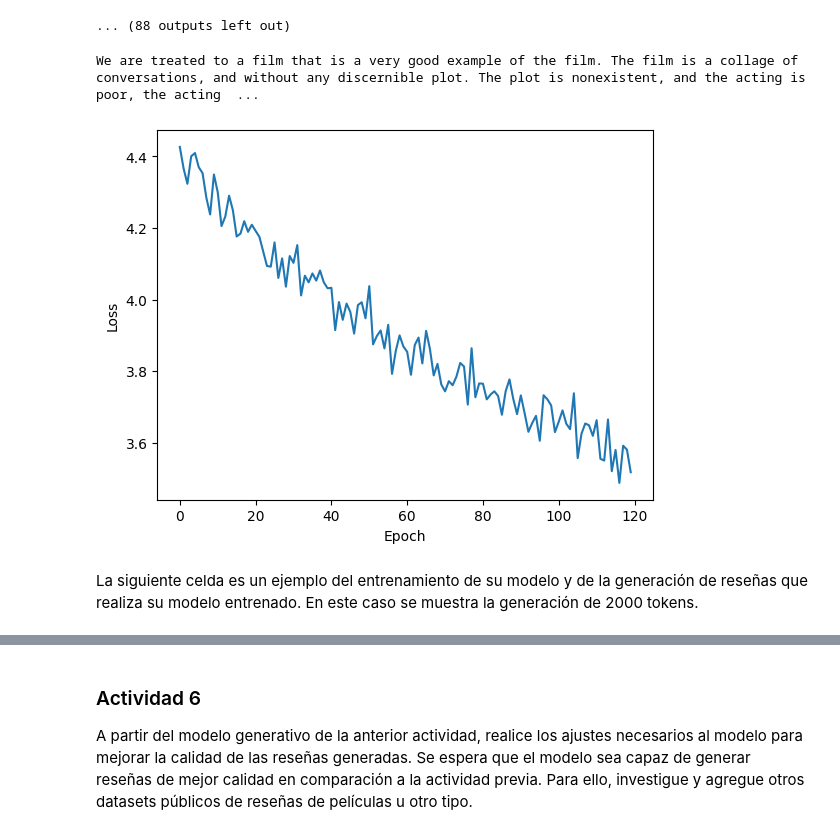
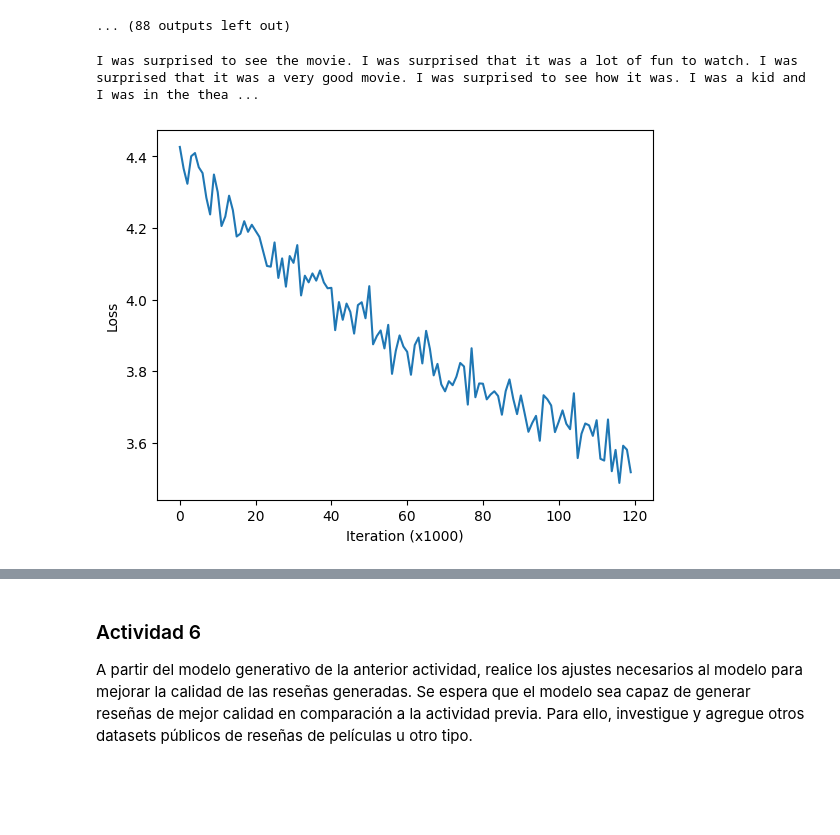
Before and after one commit to BrunoFarfan/DeepLearning, a Jupyter notebook: T2/T2_BrunoFarfan.ipynb, the cells around one changed output, grey strips where cells are left out. Cells and saved outputs as stored; diff of their text form; code cells hidden in the pictures; blank space fills up the shorter version.

```diff
--- a/T2/T2_BrunoFarfan.ipynb
+++ b/T2/T2_BrunoFarfan.ipynb
@@ -446,17 +467,28 @@ class VariantRNN(nn.Module):
         self.hidden_size = hidden_size
 
         self.embedding = nn.Embedding(vocab_size, embedding_size)
-        self.rnn = nn.GRU(embedding_size, hidden_size, batch_first=True, num_layers=1, dropout=dropout)
+        self.update_gate = nn.Linear(embedding_size + hidden_size, hidden_size)
+        self.reset_gate = nn.Linear(embedding_size + hidden_size, hidden_size)
+        self.new_memory = nn.Linear(embedding_size + hidden_size, hidden_size)
         self.fc = nn.Linear(hidden_size, output_size)
+
+        self.dropout = nn.Dropout(dropout)
 
     def forward(self, x):
         # Embedding
         x = self.embedding(x)
 
         # RNN
-        out, hidden = self.rnn(x)
+        hidden = torch.zeros(x.size(0), self.hidden_size).to(x.device)
+        for t in range(x.size(1)):
+            combined = torch.cat((x[:, t, :], hidden), dim=1)
+            update = torch.sigmoid(self.update_gate(combined))
+            reset = torch.sigmoid(self.reset_gate(combined))
+            memory = torch.tanh(self.new_memory(torch.cat((x[:, t, :], reset * hidden), dim=1)))
+            hidden = (1 - update) * hidden + update * memory
+            hidden = self.dropout(hidden)
 
-        out = self.fc(out[:, -1, :])
+        out = self.fc(hidden)
 
         return out
 # %%
@@ -631,23 +715,24 @@ Vocabulary size: 47360
 
 from torch.utils.data import Dataset
 
-class IMDBTextDataset(Dataset):
-    def __init__(self, samples, word_to_int):
+class TextDataset(Dataset):
+    def __init__(self, samples, word_to_int, approx_encoding):
         self.samples = samples
         self.word_to_int = word_to_int
+        self.approx_encoding = approx_encoding
 
     def __len__(self):
         return len(self.samples)
 
     def __getitem__(self, idx):
         sample = self.samples[idx]
-        input_seq = torch.LongTensor([self.word_to_int[word] for word in sample[:-1]])
-        target_seq = torch.LongTensor([self.word_to_int[word] for word in sample[1:]])
+        input_seq = torch.LongTensor([self.word_to_int[word] if word in self.word_to_int.keys() else self.approx_encoding[word] for word in sample[:-1]])
+        target_seq = torch.LongTensor([self.word_to_int[word] if word in self.word_to_int.keys() else self.approx_encoding[word] for word in sample[1:]])
         return input_seq, target_seq
 # %%
 BATCH_SIZE = 64
 
-generation_dataset = IMDBTextDataset(sequences, word_to_int)
+generation_dataset = TextDataset(sequences, word_to_int)
 # %%
 generation_dataloader = DataLoader(generation_dataset, batch_size=BATCH_SIZE, shuffle=True)
 # %%
@@ -761,9 +919,9 @@ def text_generator(length, model, sentence=""):
             output = model(int_vector)
         next_token = sample_next(output)
         sentence += " " + int_to_word[next_token]
-        if int_to_word[next_token] == "s":
+        if int_to_word[next_token].lower() == "s":
             output_text += "'s"
-        elif int_to_word[next_token] == "t" and output_text[-1] == "n":
+        elif int_to_word[next_token].lower() == "t" and output_text[-1].lower() == "n":
             output_text += "'t"
         elif int_to_word[next_token] == "m" and output_text[-1] == "I":
             output_text += "'m"
@@ -832,13 +990,13 @@ Epoch [1/6], Loss: 4.205373764038086
 # Text example after training
 
 # text_generator(100, model, sentence=random.choice(["I", "The", "One", "It", "Was"]))
-text_generator(100, model, sentence="We")
+text_generator(100, model, sentence="I was")
 # %% [output]
-We are treated to a film that is a very good example of the film. The film is a collage of conversations, and without any discernible plot. The plot is nonexistent, and the acting is poor, the acting  ...
+I was surprised to see the movie. I was surprised that it was a lot of fun to watch. I was surprised that it was a very good movie. I was surprised to see how it was. I was a kid and I was in the thea ...
 # %%
-plot(losses)
+plot(losses, time_unit="Iteration (x1000)")
 # %% [output]
-[figure, old version]
+[figure, new version]
 # %%
 # PATH = './text_generator_1.pth'
 # torch.save(model.state_dict(), PATH)
@@ -850,2 +1002,0 @@ plot(losses)
-# %% [markdown]
-La siguiente celda es un ejemplo del entrenamiento de su modelo y de la generación de reseñas que realiza su modelo entrenado. En este caso se muestra la generación de 2000 tokens.
```
Also changed, not shown: parts of 36 cells of this notebook, 1 other file.
